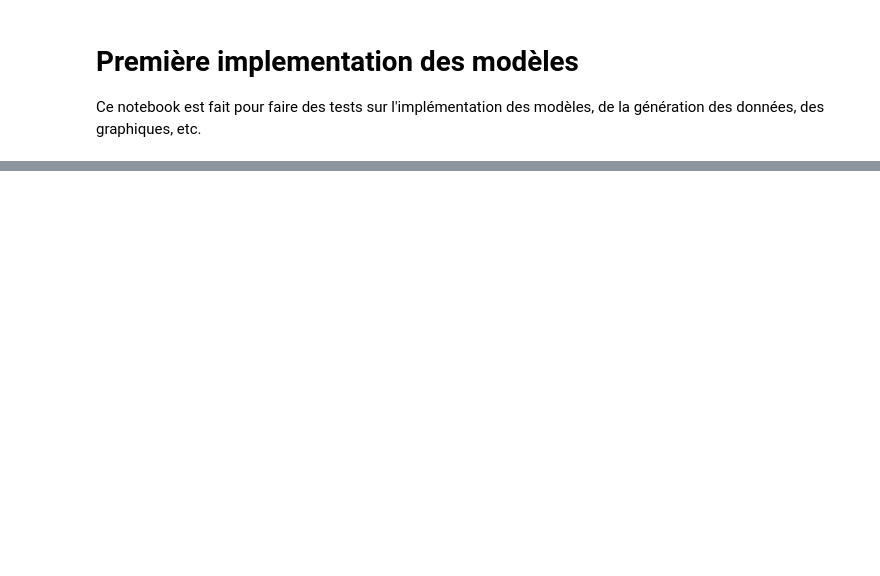
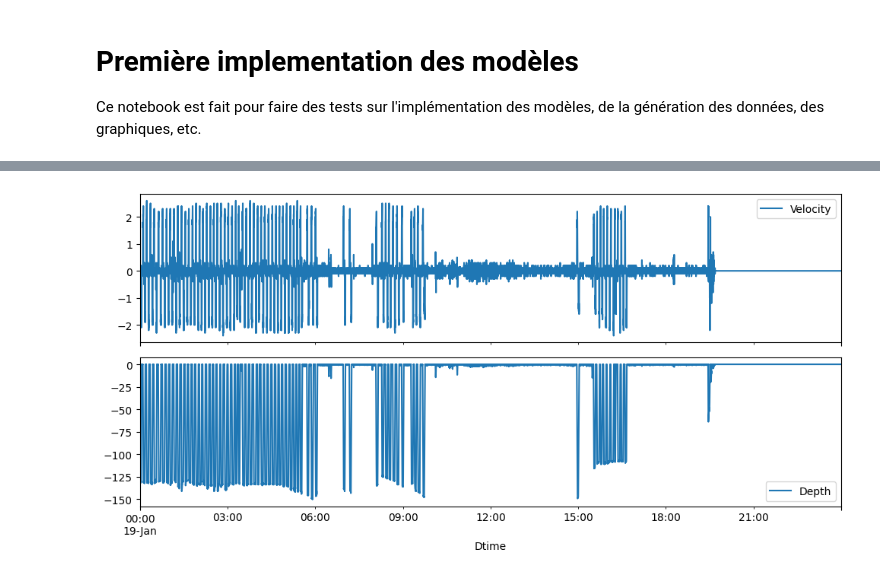
Before and after one commit to gwatkinson/smc_movement_models, a Jupyter notebook: notebooks/first_implementation.ipynb, the cells around one changed output, grey strips where cells are left out. Drawn from its saved outputs; the diff is of its cells as text; code cells hidden in the pictures; blank space fills up the shorter version.

```diff
--- a/notebooks/first_implementation.ipynb
+++ b/notebooks/first_implementation.ipynb
@@ -212,0 +58,15 @@ plt.plot(ts, ys)
+# %%
+mask_day = df["Date"] == "19/01/2008"
+
+fig, axs = plt.subplots(2, 1, sharex=True, figsize=(10, 5))
+
+df[mask_day].plot(x="Dtime", y="Velocity", ax=axs[0])
+df[mask_day].plot(x="Dtime", y="Depth", ax=axs[1])
+# df[mask_day].plot(x="Dtime", y="Orig_Depth", ax=axs[2])
+# df[mask_day].plot(x="Dtime", y="Cumulative_Sum", ax=axs[3])
+# df[mask_day].plot(x="Dtime", y="Depth_Diff", ax=axs[4])
+# df[mask_day].plot(x="Dtime", y="Calib_Depth", ax=axs[5])
+
+fig.tight_layout()
+# %% [output]
+[figure, added]
```
Also changed, not shown: parts of 16 cells of this notebook.
